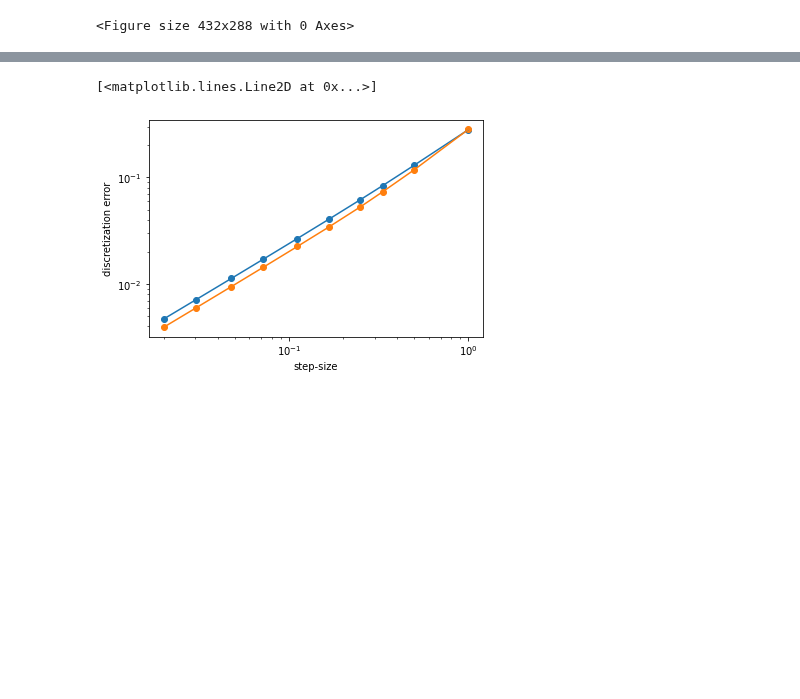
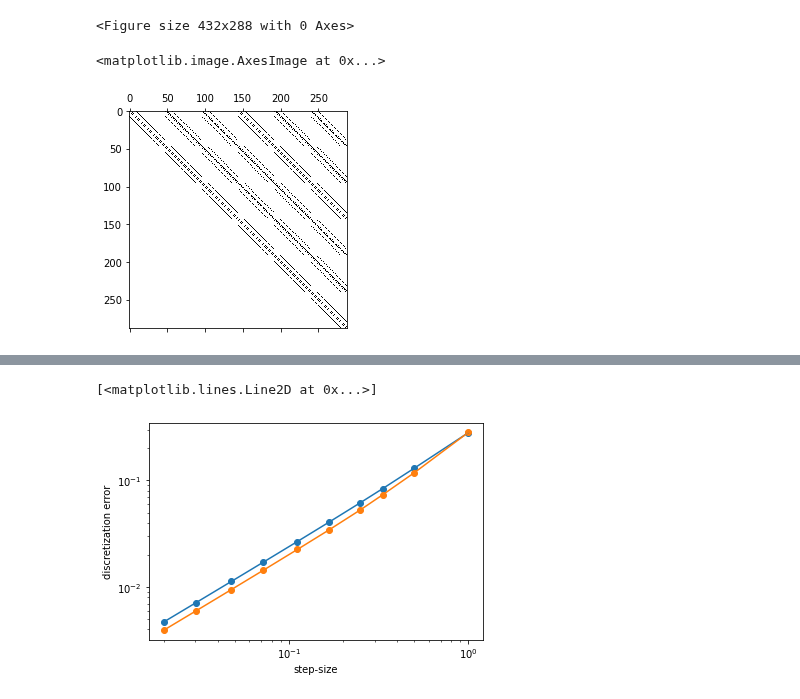
Before and after one commit to axsk/augmented-jump-chain, a Jupyter notebook: papermsnd.ipynb, the cells around one changed output, grey strips where cells are left out. Drawn from its saved outputs; the diff is of its cells as text; code cells hidden in the pictures; blank space fills up the shorter version.

```diff
--- a/papermsnd.ipynb
+++ b/papermsnd.ipynb
@@ -195,0 +219,32 @@ class TripleWell(DoubleWell):
+# %%
+class TripleWellBeta(TripleWell):
+    def __init__(self, beta1, beta2, **kwargs):
+        self.beta1 = beta1
+        self.beta2 = beta2
+
+        super().__init__(**kwargs)
+
+        assert self.nt % 2 == 0
+        assert self.nt > 1
+
+
+    def _compute(self):
+        self.dts = np.repeat(self.dt, self.nt)
+        self.u = self.potential()
+        self.sqras = [sqra.Sqra(self.u, beta=self.beta1),
+                      sqra.Sqra(self.u, beta=self.beta2)]
+        # use the commented version for dense computation
+        #self.Qs = [self.sqra.Q.toarray()]*len(self.dt)
+
+        h = self.xs[0,1]-self.xs[0,0]
+        #assert np.isclose(self.h, self.ys[1,0]-self.ys[0,0])
+        nhalf = np.int(np.floor(self.nt/2))
+        phi1 = 1 / (h*h*self.beta1)
+        phi2 = 1 / (h*h*self.beta2)
+        self.Qs = [phi1 * self.sqras[0].Q] * nhalf
+        self.Qs = np.append(self.Qs, [phi2 * self.sqras[1].Q] * nhalf)
+
+    def name(self):
+        return "twb"
+# %%
+b=TripleWellBeta(10,0.1, nx=8, ny=6, nt=6, dt=0.1)
@@ -195,0 +254,6 @@ class TripleWell(DoubleWell):
+# %%
+pb = PaperPlotsSparse(b)
+plt.spy(pb.kernelmatrix())
+# %% [output]
+<matplotlib.image.AxesImage at 0x...>
+[figure, added]
```
Also changed, not shown: parts of 20 cells of this notebook, 1 other file.
